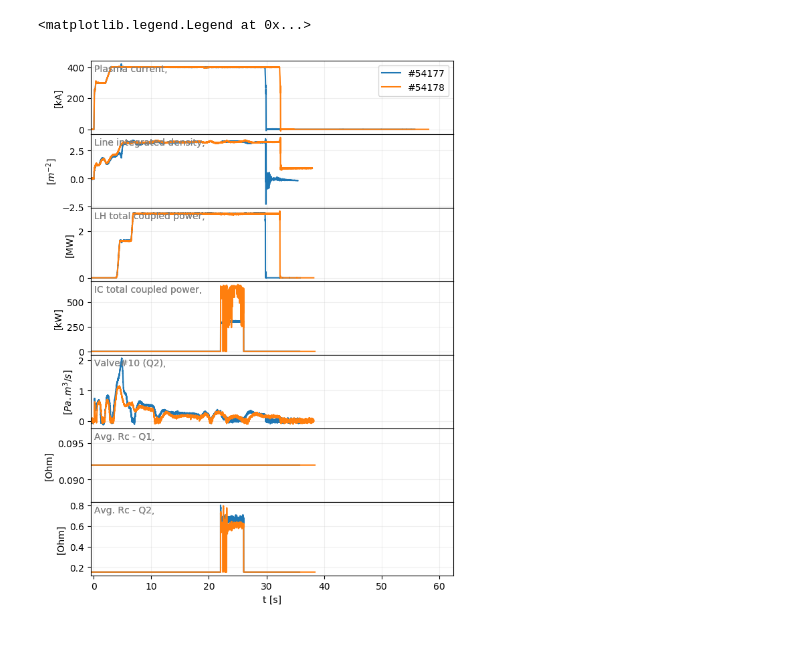
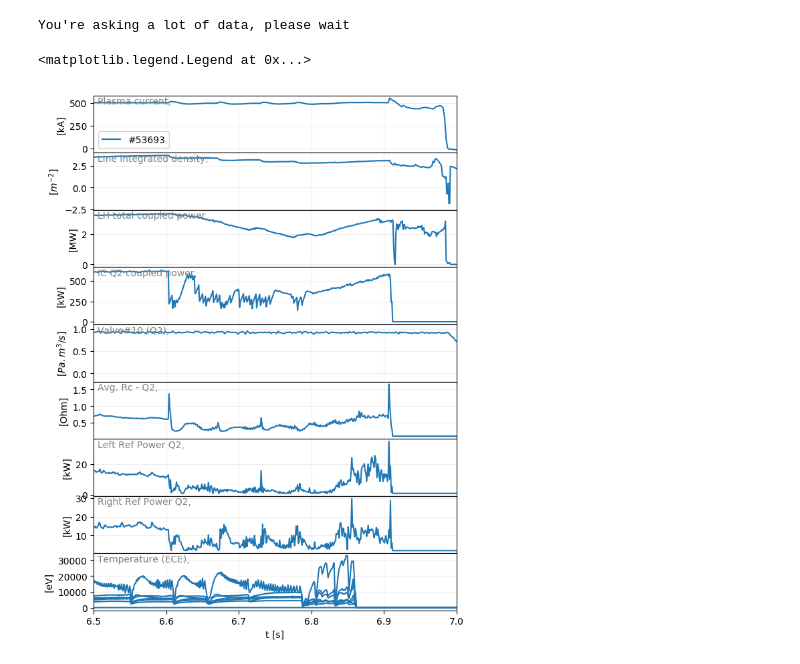
Before and after one commit to Hash--/ICRH, a Jupyter notebook: notebooks/WEST/C3b/plot a shot.ipynb, the cells around one changed output. Cells and saved outputs as stored; diff of their text form; code cells hidden in the pictures.

```diff
--- a/notebooks/WEST/C3b/plot a shot.ipynb
+++ b/notebooks/WEST/C3b/plot a shot.ipynb
@@ -7,21 +8,28 @@ from ipywidgets import interact, widgets
 # %%
-pulses = [54177, 54178]
+pulses = [53693]#[53689, 53690, 53691, 53693, 53695,53696, ]
+#pulses = [53677, 53678, 53679, 53680, 53681, 53683]
+
 
 sigs_general = [signals['Ip'],
     signals['nl'],
     signals['LH_P_tot'],
-    signals['IC_P_tot'],
+    #signals['IC_P_Q1'],
+    signals['IC_P_Q2'],
     signals['Valve10'],
-    signals['IC_Rc_Q1_avg'],
-    signals['IC_Rc_Q2_avg']]
+    #signals['IC_Rc_Q1_avg'],
+    signals['IC_Rc_Q2_avg'],
+    signals['IC_P_Q2_left_ref'],
+    signals['IC_P_Q2_right_ref'],
+               signals['Te2']]
 # %%
 fig, axes = scope(pulses, sigs_general, do_smooth=False)
-#axes[-1].set_xlim(5, 8)
+axes[-1].set_xlim(6.5, 7)
 axes[0].legend()
-#fig.savefig('WEST_54091-54092.png', dpi=150)
+#fig.savefig('53693.png', dpi=150)
 # %% [output]
-<matplotlib.legend.Legend at 0x...>
+You're asking a lot of data, please wait
+<matplotlib.legend.Legend at 0x...>
-[figure, old version]
+[figure, new version]
 # %%
 @interact(pulse=widgets.SelectMultiple(
     options=[54105, 54106, 54106],
```
Also changed, not shown: parts of 2 cells of this notebook, 5 other files.
